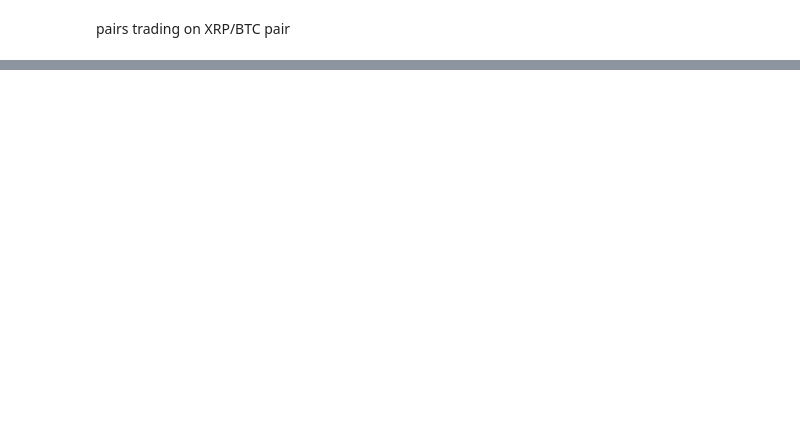
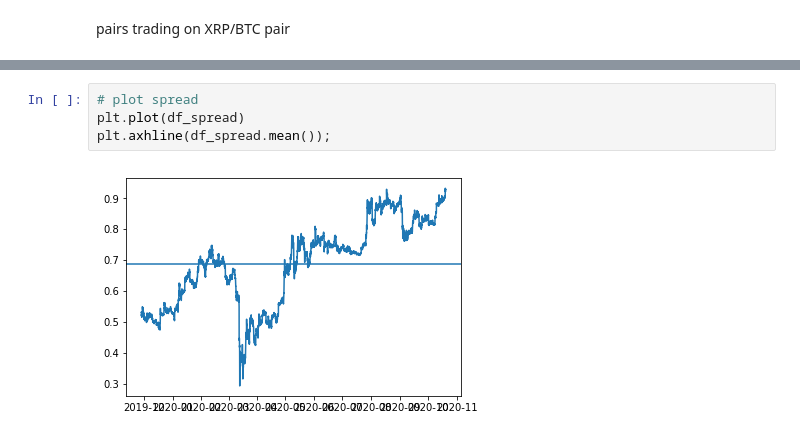
Before and after one commit to peparhugo/Econometrics_group_project, a Jupyter notebook: submission_3/data-ideas/pairs-trading-22102020.ipynb, the cells around one changed output, grey strips where cells are left out. Drawn from its saved outputs; the diff is of its cells as text; blank space fills up the shorter version.

```diff
--- a/submission_3/data-ideas/pairs-trading-22102020.ipynb
+++ b/submission_3/data-ideas/pairs-trading-22102020.ipynb
@@ -46,0 +281,6 @@ plt.plot(df_spread)
+# %%
+# plot spread
+plt.plot(df_spread)
+plt.axhline(df_spread.mean());
+# %% [output]
+[figure, added]
```
Also changed, not shown: parts of 37 cells of this notebook, 12 other files.
